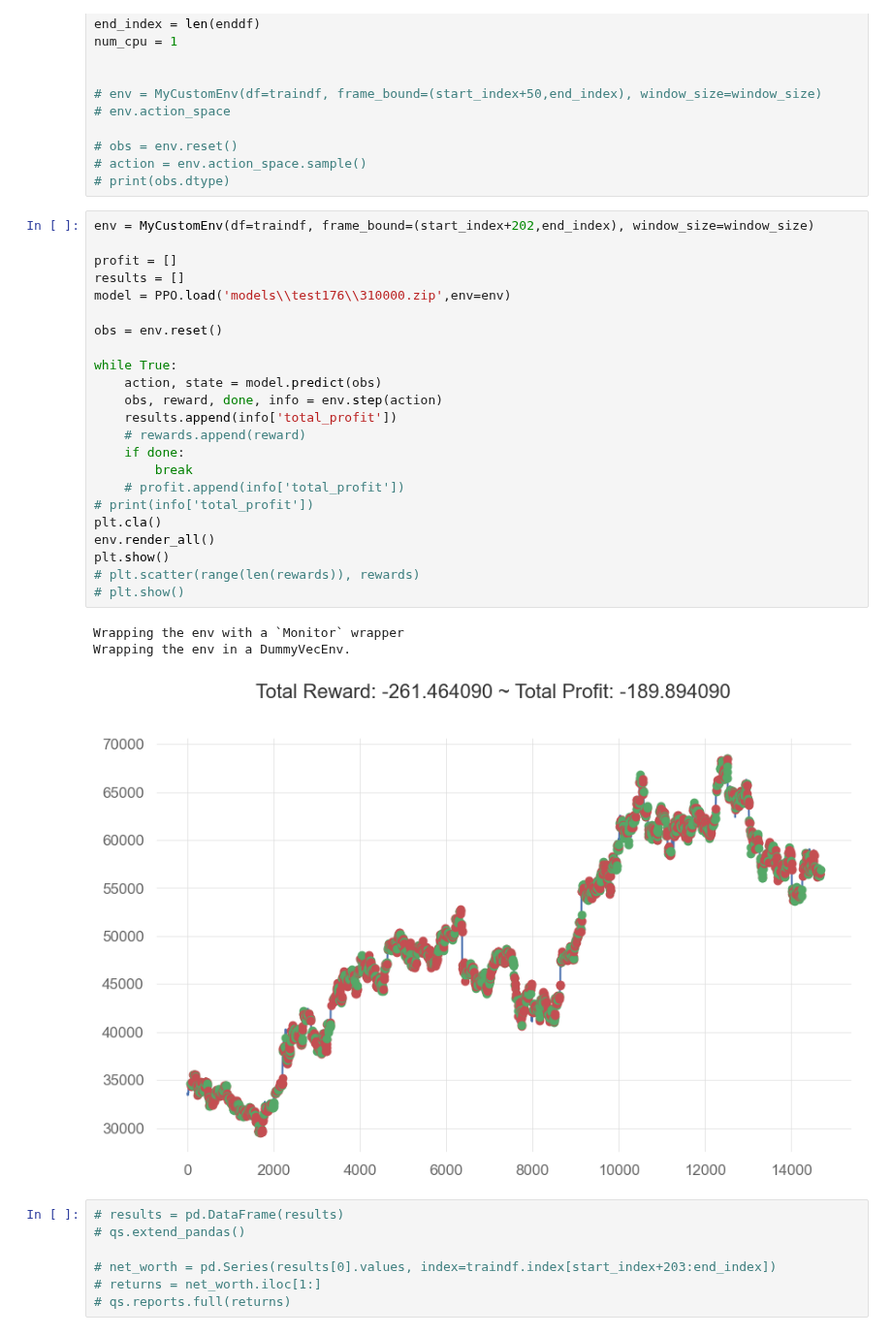
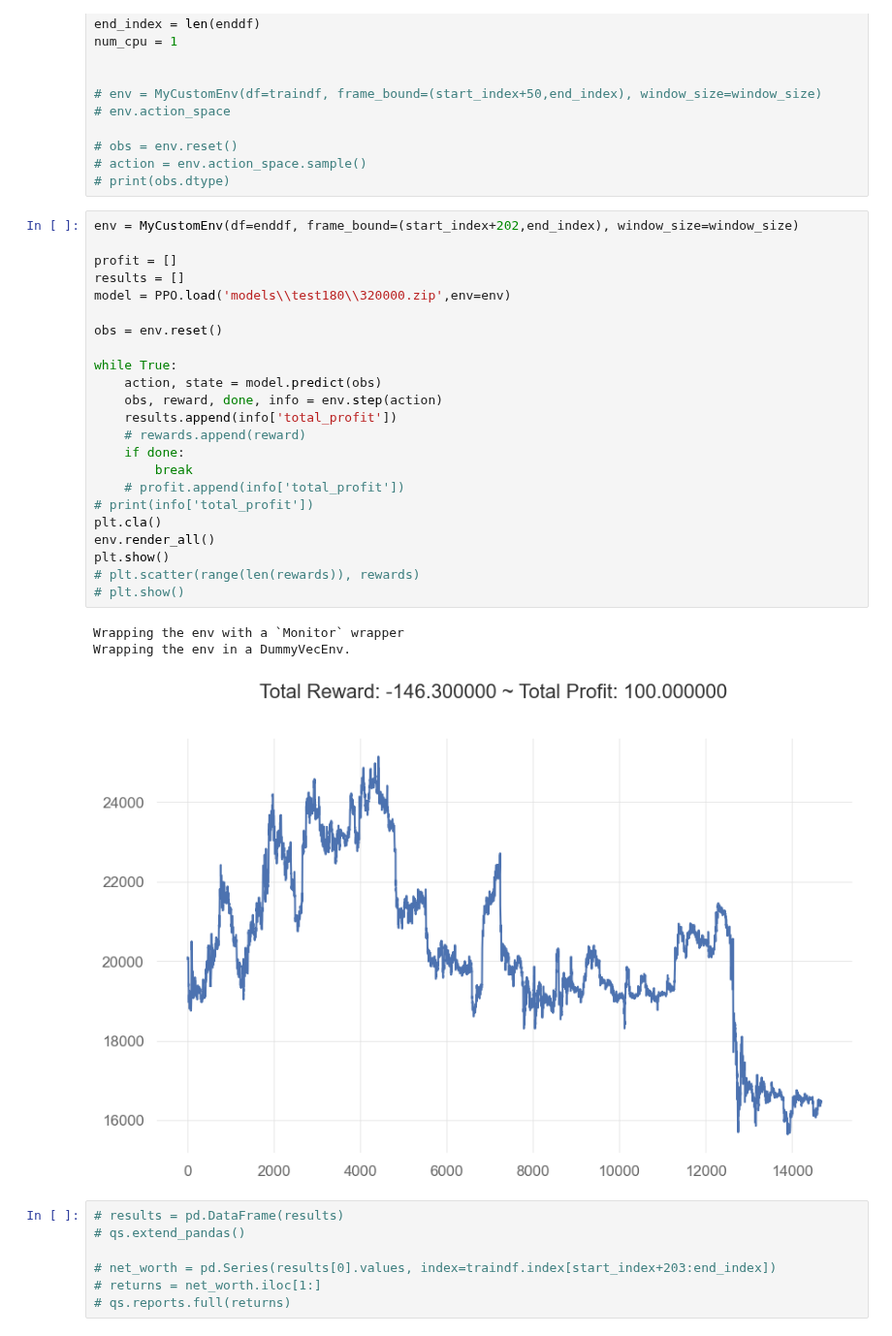
Before and after one commit to zizzs3228/trading, a Jupyter notebook: AIbot.ipynb, the cells around one changed output. Shown at 97% size. Drawn from its saved outputs; the diff is of its cells as text.

```diff
--- a/AIbot.ipynb
+++ b/AIbot.ipynb
@@ -186,32 +186,32 @@ num_cpu = 1
 # action = env.action_space.sample()
 # print(obs.dtype)
 # %%
-env = MyCustomEnv(df=traindf, frame_bound=(start_index+202,end_index), window_size=window_size)
+env = MyCustomEnv(df=enddf, frame_bound=(start_index+202,end_index), window_size=window_size)
 
 profit = []
 results = []
-model = PPO.load('models\\test176\\310000.zip',env=env)
+model = PPO.load('models\\test180\\320000.zip',env=env)
 
 obs = env.reset()
 
 while True:
     action, state = model.predict(obs)
     obs, reward, done, info = env.step(action)
     results.append(info['total_profit'])
     # rewards.append(reward)
     if done:
         break
     # profit.append(info['total_profit'])
 # print(info['total_profit'])
 plt.cla()
 env.render_all()
 plt.show()
 # plt.scatter(range(len(rewards)), rewards)
 # plt.show()
 # %% [output]
 Wrapping the env with a `Monitor` wrapper
 Wrapping the env in a DummyVecEnv.
-[figure, old version]
+[figure, new version]
 # %%
 # results = pd.DataFrame(results)
 # qs.extend_pandas()
```
Also changed, not shown: 2 other files.
